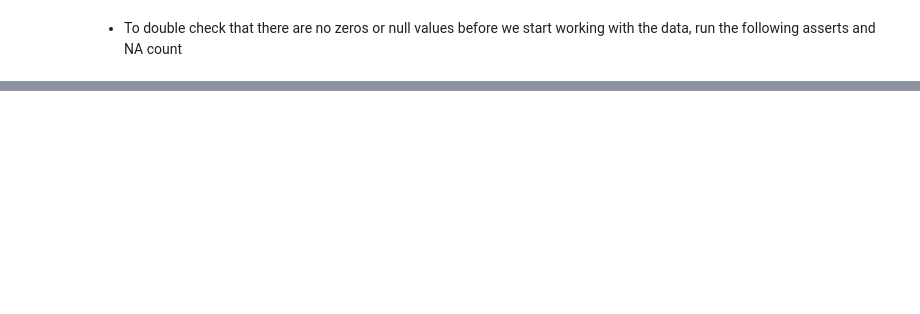
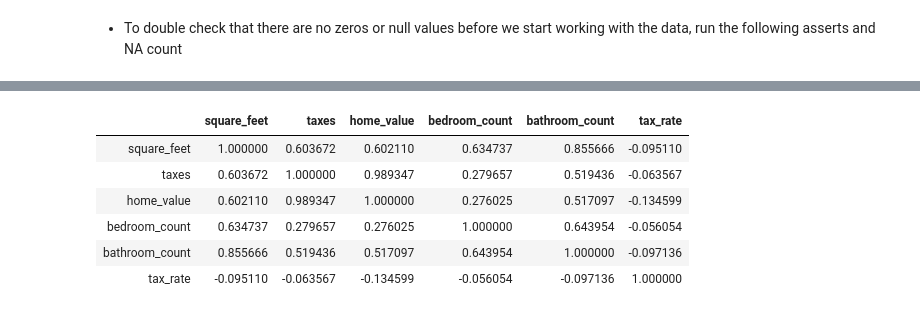
Before and after one commit to JadaShipp/ds-methodologies-exercises, a Jupyter notebook: project/zillow_final_project.ipynb, the cells around one changed output, grey strips where cells are left out. Saved outputs shown, nothing was run; the diff lists cells and outputs as text; code cells hidden in the pictures; blank space fills up the shorter version.

```diff
--- a/project/zillow_final_project.ipynb
+++ b/project/zillow_final_project.ipynb
@@ -67,0 +101,10 @@ dtype: int64
+# %%
+df.corr(method ='pearson')
+# %% [output]
+|  | square_feet | taxes | home_value | bedroom_count | bathroom_count | tax_rate |
+| square_feet | 1.000000 | 0.603672 | 0.602110 | 0.634737 | 0.855666 | -0.095110 |
+| taxes | 0.603672 | 1.000000 | 0.989347 | 0.279657 | 0.519436 | -0.063567 |
+| home_value | 0.602110 | 0.989347 | 1.000000 | 0.276025 | 0.517097 | -0.134599 |
+| bedroom_count | 0.634737 | 0.279657 | 0.276025 | 1.000000 | 0.643954 | -0.056054 |
+| bathroom_count | 0.855666 | 0.519436 | 0.517097 | 0.643954 | 1.000000 | -0.097136 |
+| tax_rate | -0.095110 | -0.063567 | -0.134599 | -0.056054 | -0.097136 | 1.000000 |
```
Also changed, not shown: parts of 28 cells of this notebook.
